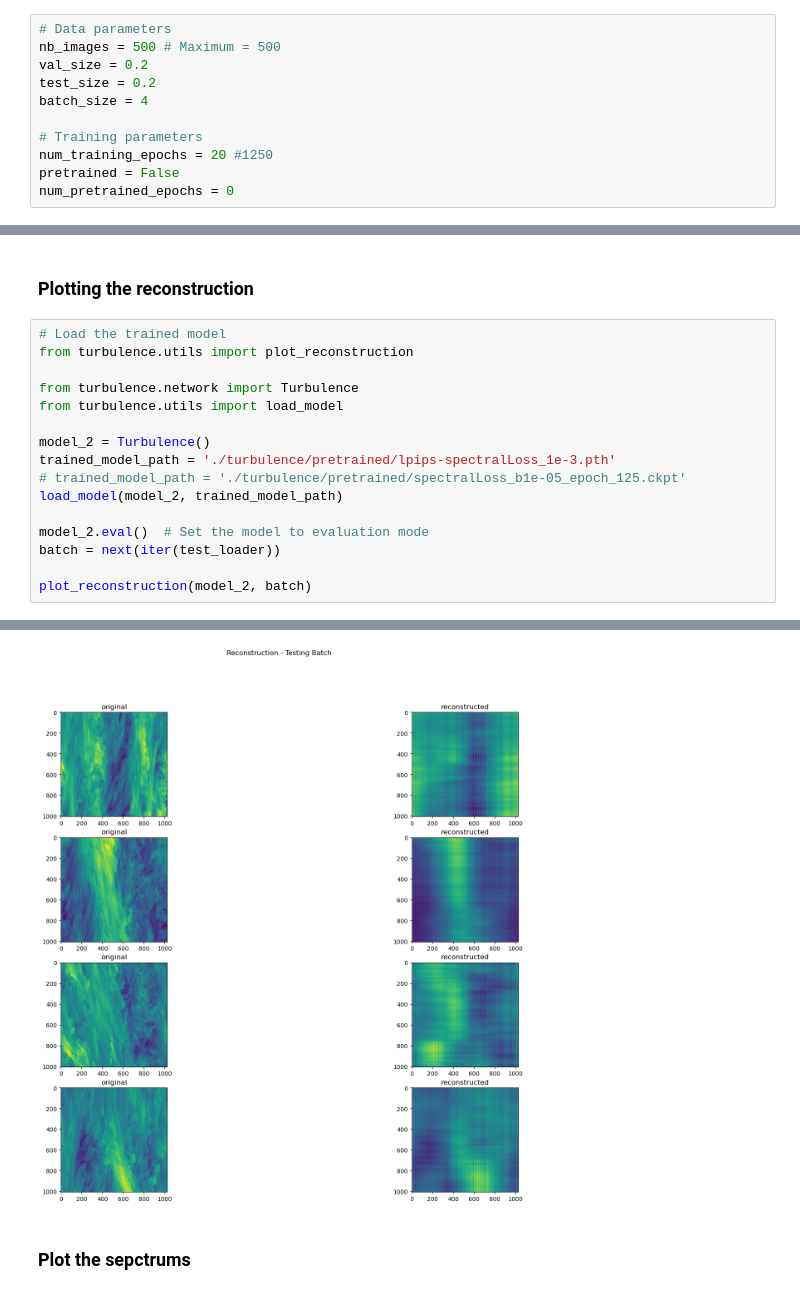
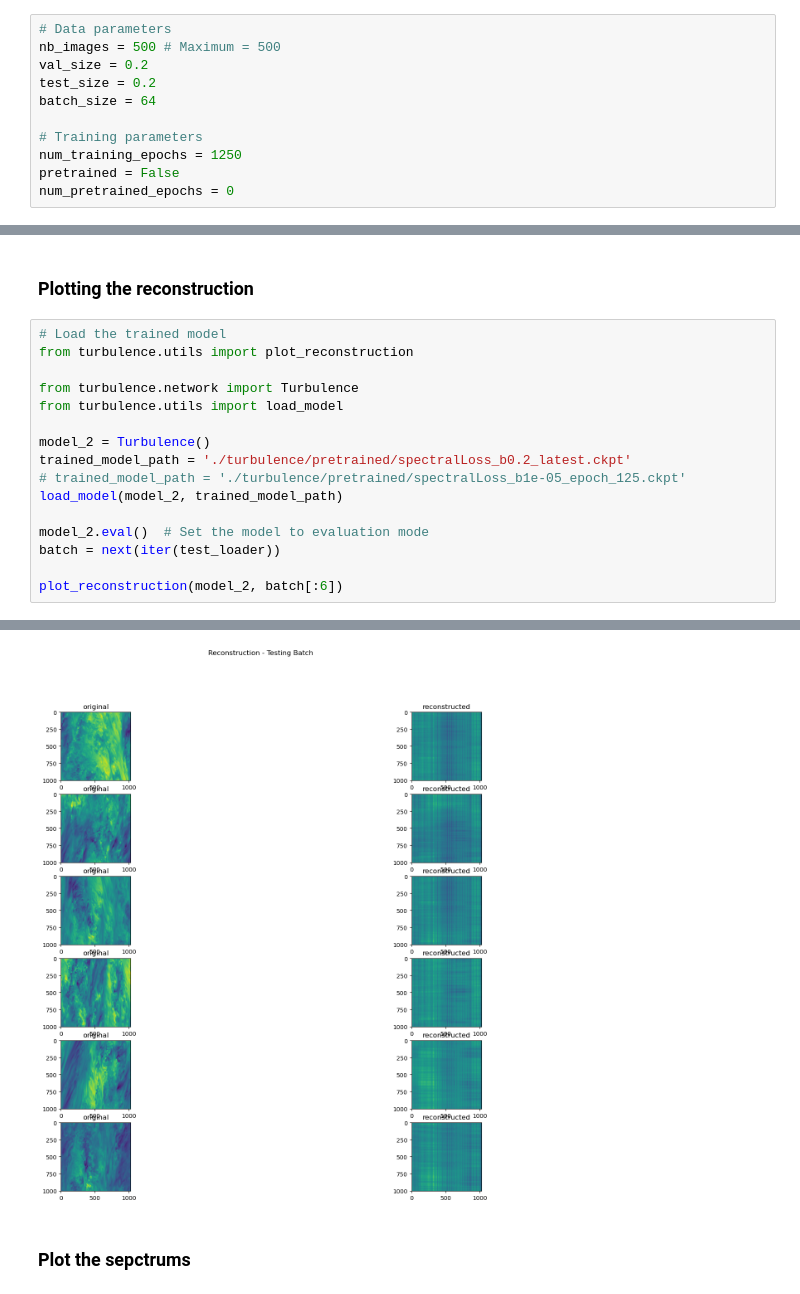
Before and after one commit to jeregon1/procom-turbulences, a Jupyter notebook: src/notebook.ipynb, the cells around one changed output, grey strips where cells are left out. Saved outputs shown, nothing was run; the diff lists cells and outputs as text.

```diff
--- a/src/notebook.ipynb
+++ b/src/notebook.ipynb
@@ -15,10 +15,10 @@ Note: you may need to restart the kernel to use updated packages.
 nb_images = 500 # Maximum = 500
 val_size = 0.2
 test_size = 0.2
-batch_size = 4
+batch_size = 64
 
 # Training parameters
-num_training_epochs = 20 #1250
+num_training_epochs = 1250
 pretrained = False
 num_pretrained_epochs = 0
 # %% [markdown]
@@ -69,12 +67,12 @@ from turbulence.network import Turbulence
 from turbulence.utils import load_model
 
 model_2 = Turbulence()
-trained_model_path = './turbulence/pretrained/lpips-spectralLoss_1e-3.pth'
+trained_model_path = './turbulence/pretrained/spectralLoss_b0.2_latest.ckpt'
 # trained_model_path = './turbulence/pretrained/spectralLoss_b1e-05_epoch_125.ckpt'
 load_model(model_2, trained_model_path)
 
 model_2.eval()  # Set the model to evaluation mode
 batch = next(iter(test_loader))
 
-plot_reconstruction(model_2, batch)
+plot_reconstruction(model_2, batch[:6])
 # %% [output]
@@ -83,4 +79,4 @@ Loading model from: /homes/j25lopez/.local/lib/python3.12/site-packages/lpips/we
-[figure, old version]
+[figure, new version]
 # %% [markdown]
 ### Plot the sepctrums
 # %%
```
Also changed, not shown: parts of 5 cells of this notebook, 16 other files.
